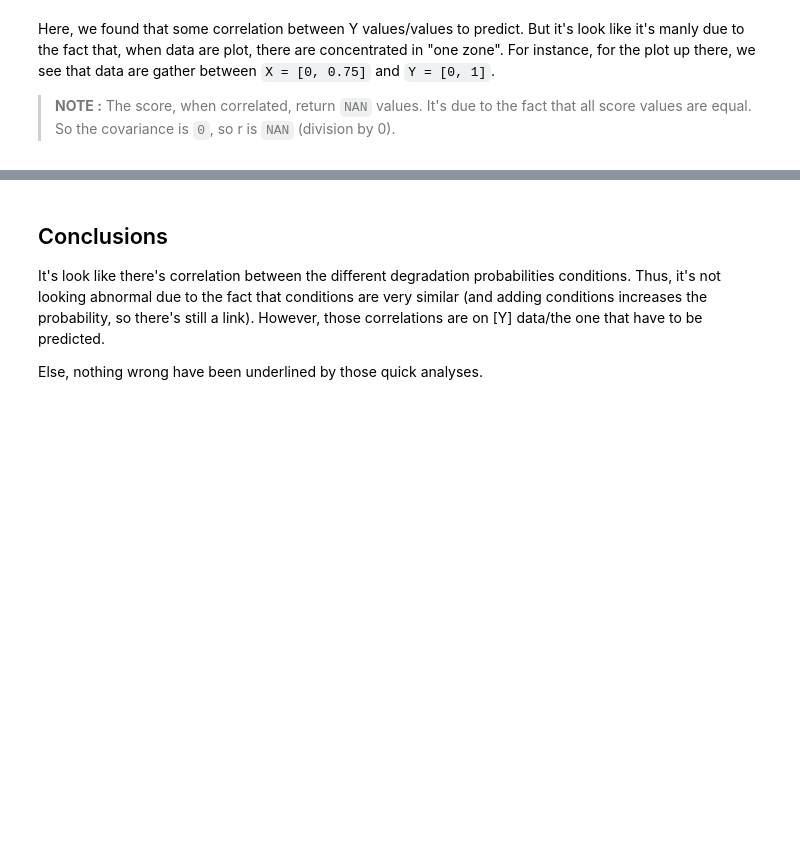
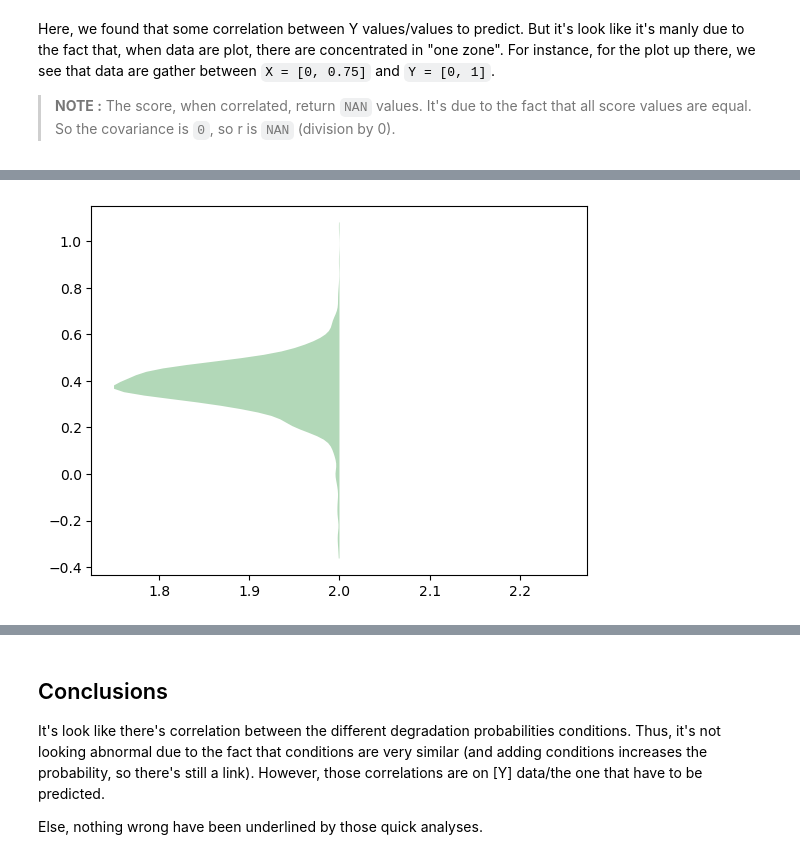
Before and after one commit to FilouPlains/KAGGLE_OPENVACCINE_MRNA, a Jupyter notebook: src/data_analyse.ipynb, the cells around one changed output, grey strips where cells are left out. Cells and saved outputs as stored; diff of their text form; code cells hidden in the pictures; blank space fills up the shorter version.

```diff
--- a/src/data_analyse.ipynb
+++ b/src/data_analyse.ipynb
@@ -277,0 +292,17 @@ heatmap(correlation)
+# %%
+%matplotlib inline
+
+violin = plot.violinplot(mean_reactivity, [2], showmeans=False, showmedians=False,
+                         showextrema=False, points=100)
+
+for part in violin["bodies"]:
+    part.set_facecolor("#007F14")
+    # get the center
+    m = np.mean(part.get_paths()[0].vertices[:, 0])
+    # modify the paths to not go further left than the center
+    part.get_paths()[0].vertices[:, 0] = np.clip(
+        part.get_paths()[0].vertices[:, 0], -np.inf, m)
+
+plot.show()
+# %% [output]
+[figure, added]
```
Also changed, not shown: parts of 5 cells of this notebook.
